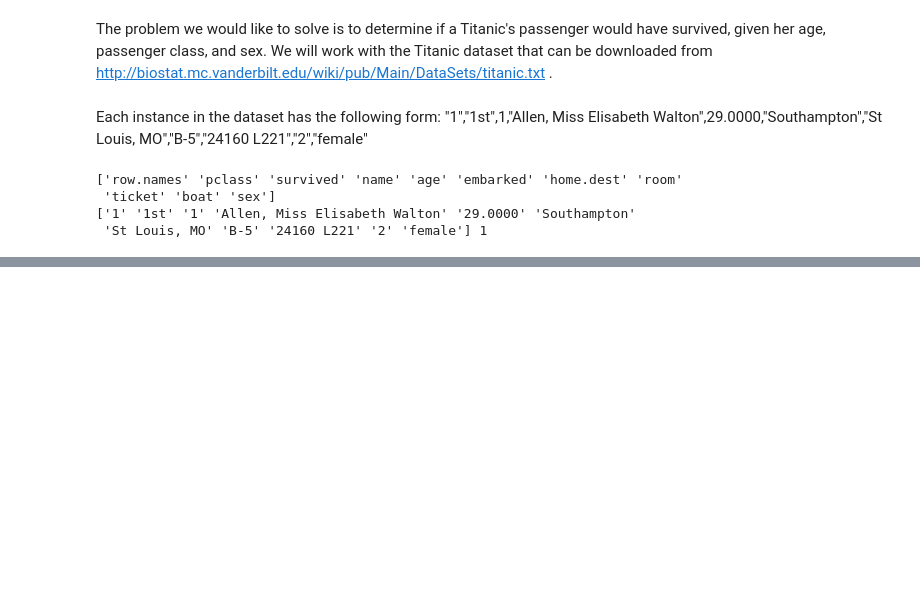
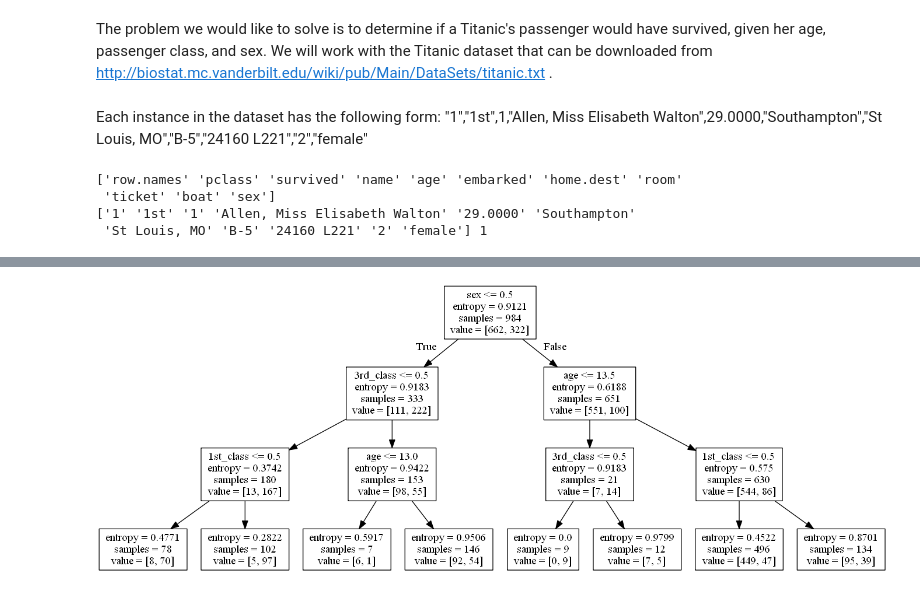
Before and after one commit to renvaldas/scikit-learn, a Jupyter notebook: decision_trees_Titanic_hypothesis.ipynb, the cells around one changed output, grey strips where cells are left out. Saved outputs shown, nothing was run; the diff lists cells and outputs as text; code cells hidden in the pictures; blank space fills up the shorter version.

```diff
--- a/decision_trees_Titanic_hypothesis.ipynb
+++ b/decision_trees_Titanic_hypothesis.ipynb
@@ -69,0 +149,9 @@ print (titanic_X[0], titanic_y[0])
+# %%
+from sklearn.preprocessing import OneHotEncoder
+
+enc = LabelEncoder()
+label_encoder = enc.fit(titanic_X[:, 0])
+print ("Categorical classes:", label_encoder.classes_)
+
+integer_classes = label_encoder.transform(label_encoder.classes_).reshape(3, 1)
+print ("Integer classes:", integer_classes)
@@ -69,0 +163,17 @@ print (titanic_X[0], titanic_y[0])
+# %%
+enc = OneHotEncoder()
+one_hot_encoder = enc.fit(integer_classes)
+# First, convert classes to 0-(N-1) integers using label_encoder
+num_of_rows = titanic_X.shape[0]
+t = label_encoder.transform(titanic_X[:,0]).reshape(num_of_rows, 1)
+# Second, create a sparse matrix with three columns, each one indicating if the instance belongs to the class
+new_features = one_hot_encoder.transform(t)
+# Add the new features to titanix_X
+titanic_X = np.concatenate([titanic_X, new_features.toarray()], axis = 1)
+#Eliminate converted columns
+titanic_X = np.delete(titanic_X, [0], 1)
+# Update feature names
+feature_names = ['age', 'sex', 'first_class', 'second_class', 'third_class']
+# Convert to numerical values
+titanic_X = titanic_X.astype(float)
+titanic_y = titanic_y.astype(float)
@@ -69,0 +198,7 @@ print (titanic_X[0], titanic_y[0])
+# %%
+from sklearn.cross_validation import train_test_split
+X_train, X_test, y_train, y_test = train_test_split(titanic_X, titanic_y, test_size=0.25, random_state=33)
+# %%
+from sklearn import tree
+clf = tree.DecisionTreeClassifier(criterion='entropy', max_depth=3,min_samples_leaf=5)
+clf = clf.fit(X_train,y_train)
@@ -69,0 +225,11 @@ print (titanic_X[0], titanic_y[0])
+# %%
+import pydot
+from io import StringIO
+dot_data = StringIO()
+tree.export_graphviz(clf, out_file=dot_data, feature_names=['age','sex','1st_class','2nd_class', '3rd_class'])
+graph = pydot.graph_from_dot_data(dot_data.getvalue())
+graph.write_png('titanic.png')
+from IPython.core.display import Image
+Image(filename='titanic.png')
+# %% [output]
+[figure, added]
```
Also changed, not shown: parts of 16 cells of this notebook, 1 other file.
